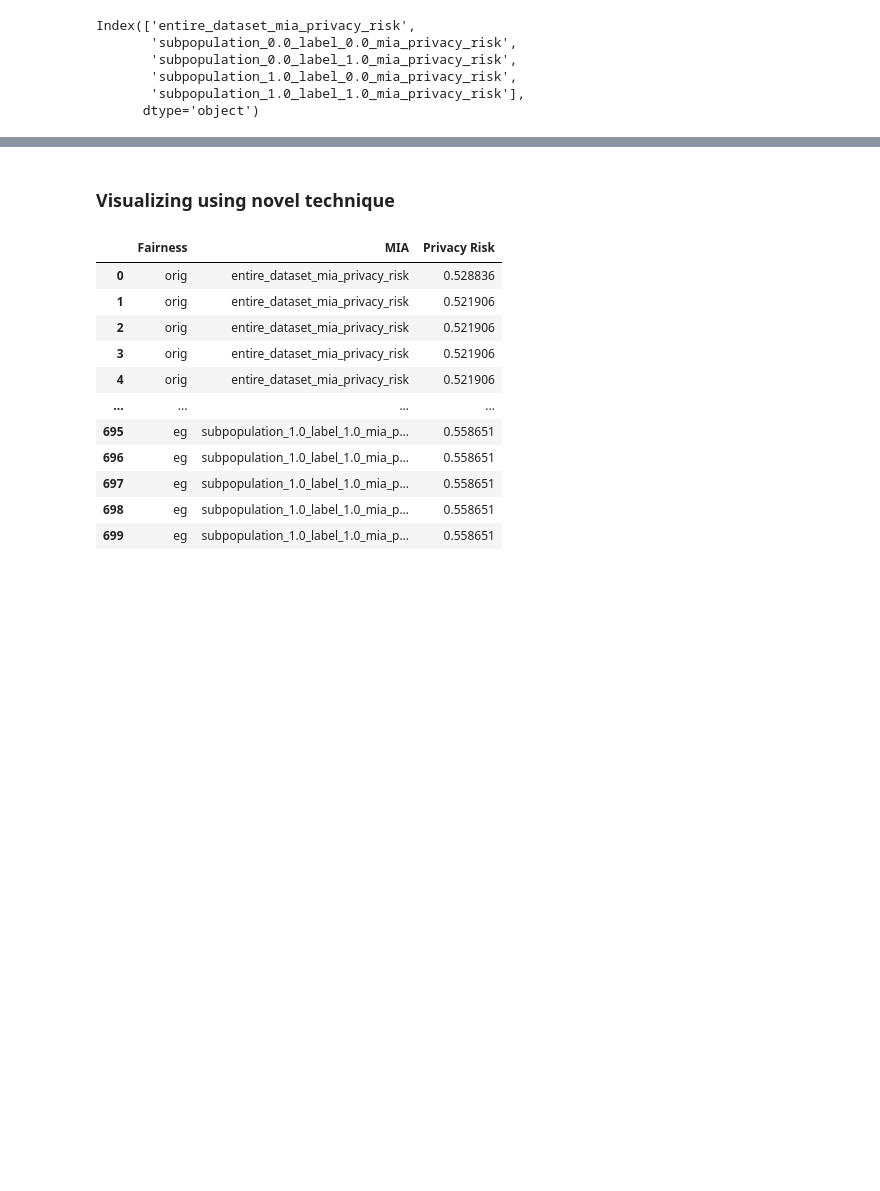
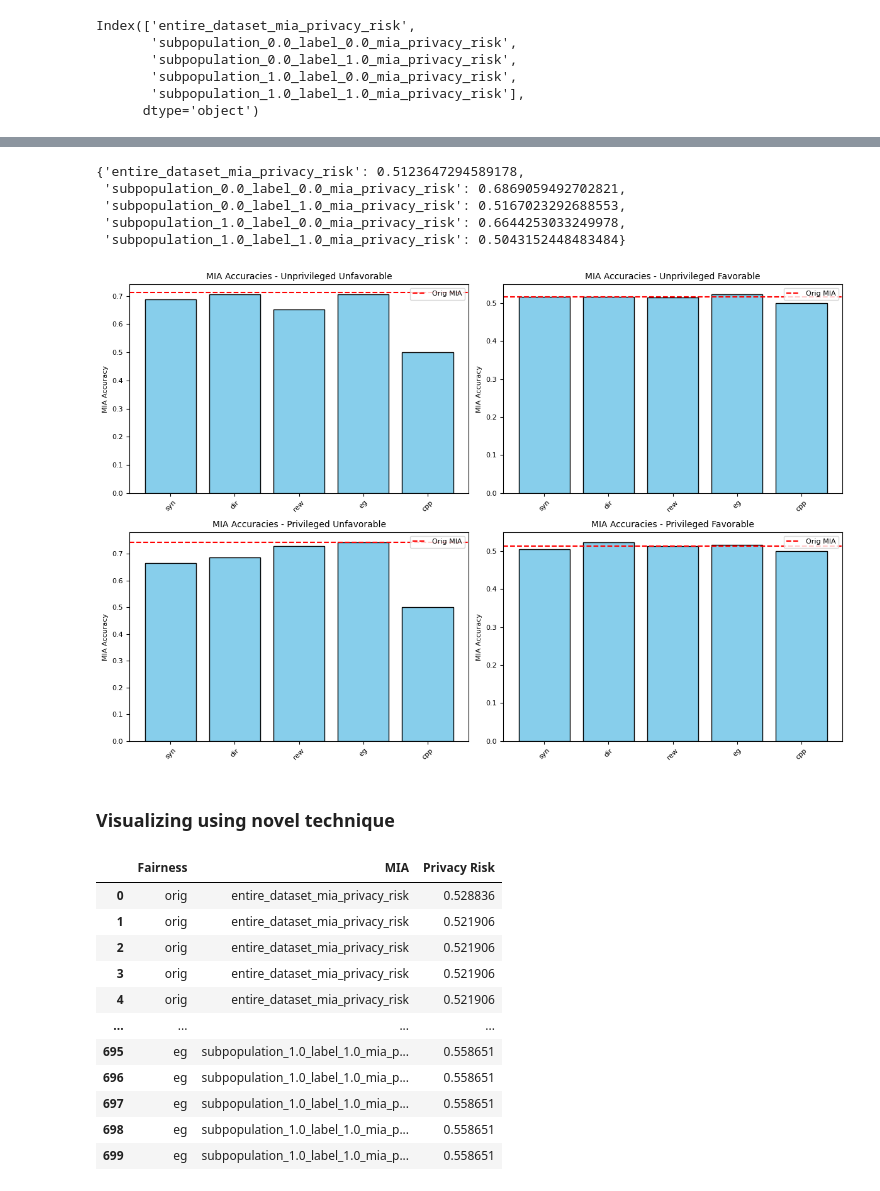
Before and after one commit to VerifAI-inc/mia-privacy-fairness, a Jupyter notebook: fairness_notebook_law_gender_dt.ipynb, the cells around one changed output, grey strips where cells are left out. Saved outputs shown, nothing was run; the diff lists cells and outputs as text; code cells hidden in the pictures; blank space fills up the shorter version.

```diff
--- a/fairness_notebook_law_gender_dt.ipynb
+++ b/fairness_notebook_law_gender_dt.ipynb
@@ -921,3 +1002,63 @@ subpopulation_1.0_label_1.0_mia_privacy_risk  0.513738  0.504626  0.523301  0.51
+# %%
+transf_mia_metrics_mean
+# %% [output]
+{'entire_dataset_mia_privacy_risk': 0.5123647294589178,
+ 'subpopulation_0.0_label_0.0_mia_privacy_risk': 0.6869059492702821,
+ 'subpopulation_0.0_label_1.0_mia_privacy_risk': 0.5167023292688553,
+ 'subpopulation_1.0_label_0.0_mia_privacy_risk': 0.6644253033249978,
+ 'subpopulation_1.0_label_1.0_mia_privacy_risk': 0.5043152448483484}
+# %%
+# Subpopulations and fairness methods
+subpopulations = {
+    'subpopulation_0.0_label_0.0_mia_privacy_risk': "Unprivileged Unfavorable",
+    'subpopulation_0.0_label_1.0_mia_privacy_risk': "Unprivileged Favorable",
+    'subpopulation_1.0_label_0.0_mia_privacy_risk': "Privileged Unfavorable",
+    'subpopulation_1.0_label_1.0_mia_privacy_risk': "Privileged Favorable"
+}
+
+fairness_methods = ["syn", "dir", "rew", "eg", "cpp"]
+# %%
+# Combine results into a list
+all_results = [
+    transf_mia_metrics_mean,
+    dir_mia_metrics_mean,
+    reweigh_mia_metrics_mean,
+    eg_mia_metrics_mean,
+    cpp_mia_metrics_mean
+]
+
+# Organize data for plotting
+data = {subpopulations[key]: [results[key] for results in all_results] for key in subpopulations.keys()}
+orig_values = orig_mia_metrics_mean
+
+# Visualization
+fig, axes = plt.subplots(2, 2, figsize=(12, 8))
+axes = axes.flatten()
+idx = 0
+
+for key, value in subpopulations.items():
+    accuracies = data[value]
+    ax = axes[idx]
+
+    # Plot bar chart (excluding 'orig')
+    ax.bar(fairness_methods, accuracies, color='skyblue', edgecolor='black')
+
+    # Add dashed line for 'orig' MIA accuracy
+    ax.axhline(orig_values[key], color='red', linestyle='--', label='Orig MIA')
+
+    # Title and labels
+    ax.set_title(f"MIA Accuracies - {value}", fontsize=10)
+    ax.set_ylabel("MIA Accuracy")
+    ax.set_xticks(np.arange(len(fairness_methods)))
+    ax.set_xticklabels(fairness_methods, rotation=45)
+    ax.legend()
+
+    idx = idx + 1
+
+plt.tight_layout()
+plt.show()
+# %% [output]
+[figure, added]
 # %% [markdown]
 ### Visualizing using novel technique
 # %%
```
Also changed, not shown: parts of 22 cells of this notebook, 3 other files.
